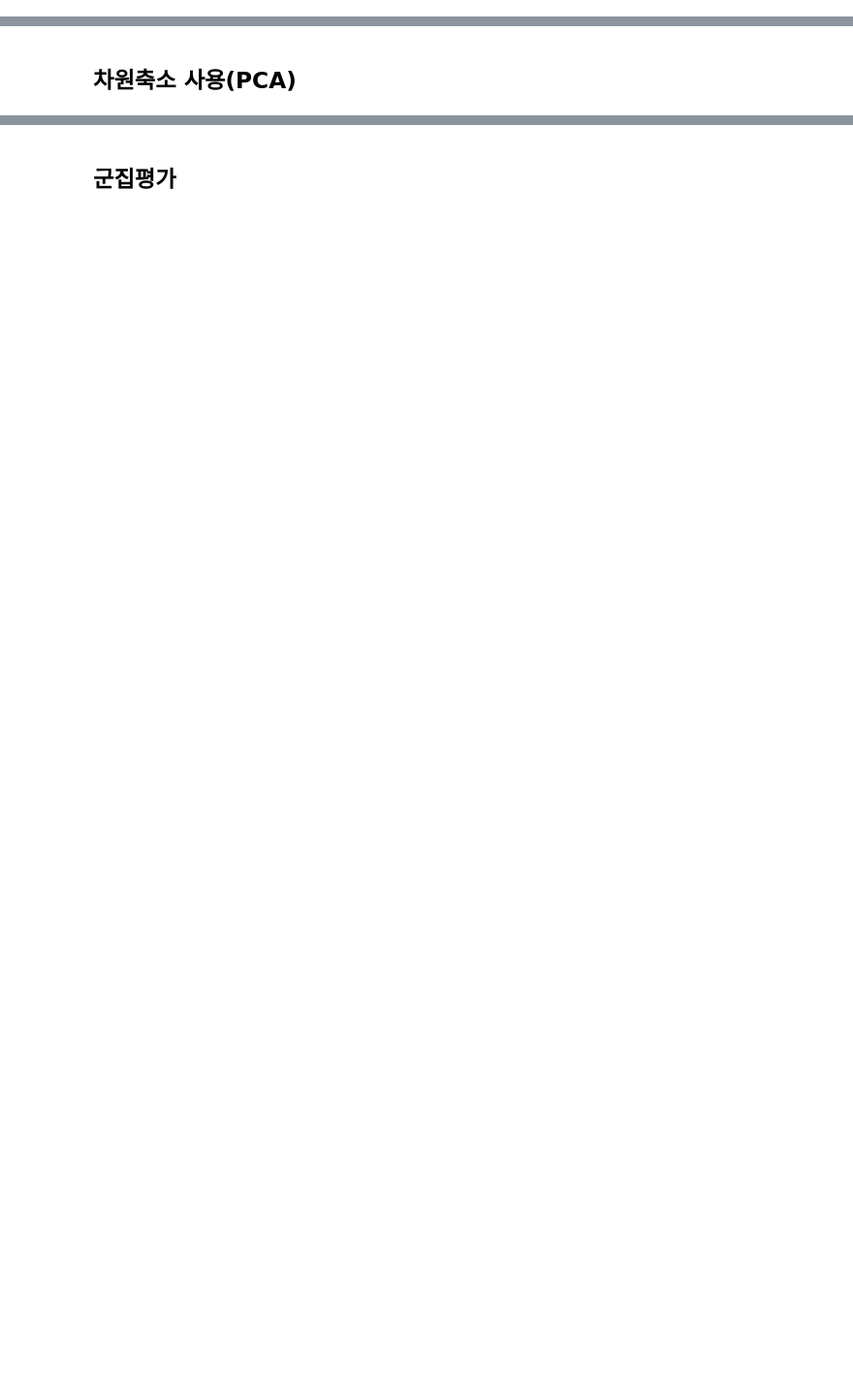
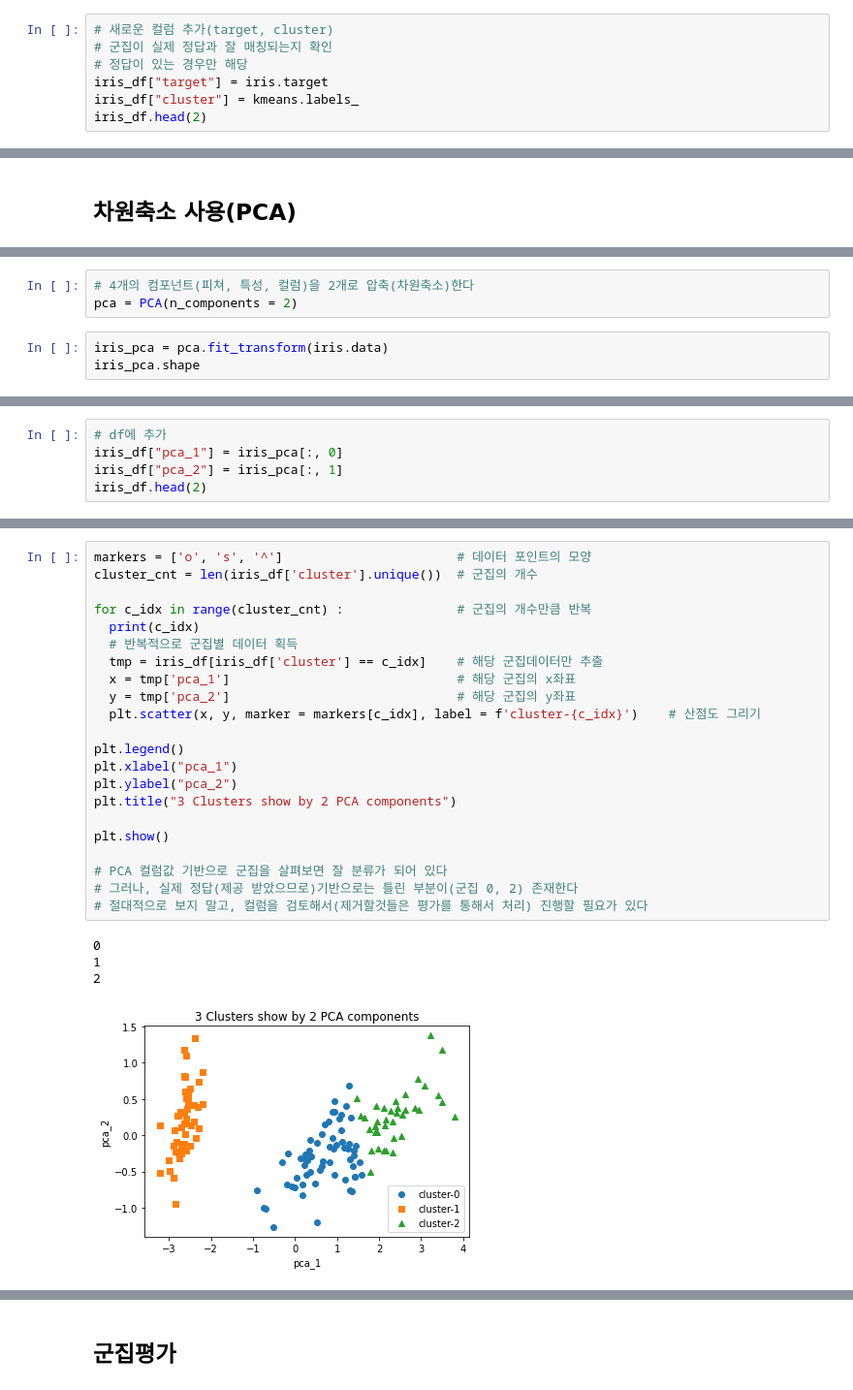
Before and after one commit to JaehonxKIM/StudyMechineLearning, a Jupyter notebook: 머신러닝 개요/6_머신러닝_비지도학습_군집(Clustering).ipynb, the cells around one changed output, grey strips where cells are left out. Shown at 97% size. Drawn from its saved outputs; the diff is of its cells as text; blank space fills up the shorter version.

```diff
--- a/머신러닝 개요/6_머신러닝_비지도학습_군집(Clustering).ipynb
+++ b/머신러닝 개요/6_머신러닝_비지도학습_군집(Clustering).ipynb
@@ -60,0 +141,7 @@ iris_df.head(1)
+# %%
+# 새로운 컬럼 추가(target, cluster)
+# 군집이 실제 정답과 잘 매칭되는지 확인
+# 정답이 있는 경우만 해당
+iris_df["target"] = iris.target
+iris_df["cluster"] = kmeans.labels_
+iris_df.head(2)
@@ -62,0 +182,6 @@ iris_df.head(1)
+# %%
+# 4개의 컴포넌트(피쳐, 특성, 컬럼)을 2개로 압축(차원축소)한다
+pca = PCA(n_components = 2)
+# %%
+iris_pca = pca.fit_transform(iris.data)
+iris_pca.shape
@@ -62,0 +219,5 @@ iris_df.head(1)
+# %%
+# df에 추가
+iris_df["pca_1"] = iris_pca[:, 0]
+iris_df["pca_2"] = iris_pca[:, 1]
+iris_df.head(2)
@@ -62,0 +231,27 @@ iris_df.head(1)
+# %%
+markers = ['o', 's', '^']                       # 데이터 포인트의 모양
+cluster_cnt = len(iris_df['cluster'].unique())  # 군집의 개수
+
+for c_idx in range(cluster_cnt) :               # 군집의 개수만큼 반복
+  print(c_idx)
+  # 반복적으로 군집별 데이터 획득
+  tmp = iris_df[iris_df['cluster'] == c_idx]    # 해당 군집데이터만 추출
+  x = tmp['pca_1']                              # 해당 군집의 x좌표
+  y = tmp['pca_2']                              # 해당 군집의 y좌표
+  plt.scatter(x, y, marker = markers[c_idx], label = f'cluster-{c_idx}')    # 산점도 그리기
+
+plt.legend()
+plt.xlabel("pca_1")
+plt.ylabel("pca_2")
+plt.title("3 Clusters show by 2 PCA components")
+
+plt.show()
+
+# PCA 컬럼값 기반으로 군집을 살펴보면 잘 분류가 되어 있다
+# 그러나, 실제 정답(제공 받았으므로)기반으로는 틀린 부분이(군집 0, 2) 존재한다
+# 절대적으로 보지 말고, 컬럼을 검토해서(제거할것들은 평가를 통해서 처리) 진행할 필요가 있다
+# %% [output]
+0
+1
+2
+[figure, added]
```
Also changed, not shown: parts of 64 cells of this notebook, 2 other files.
